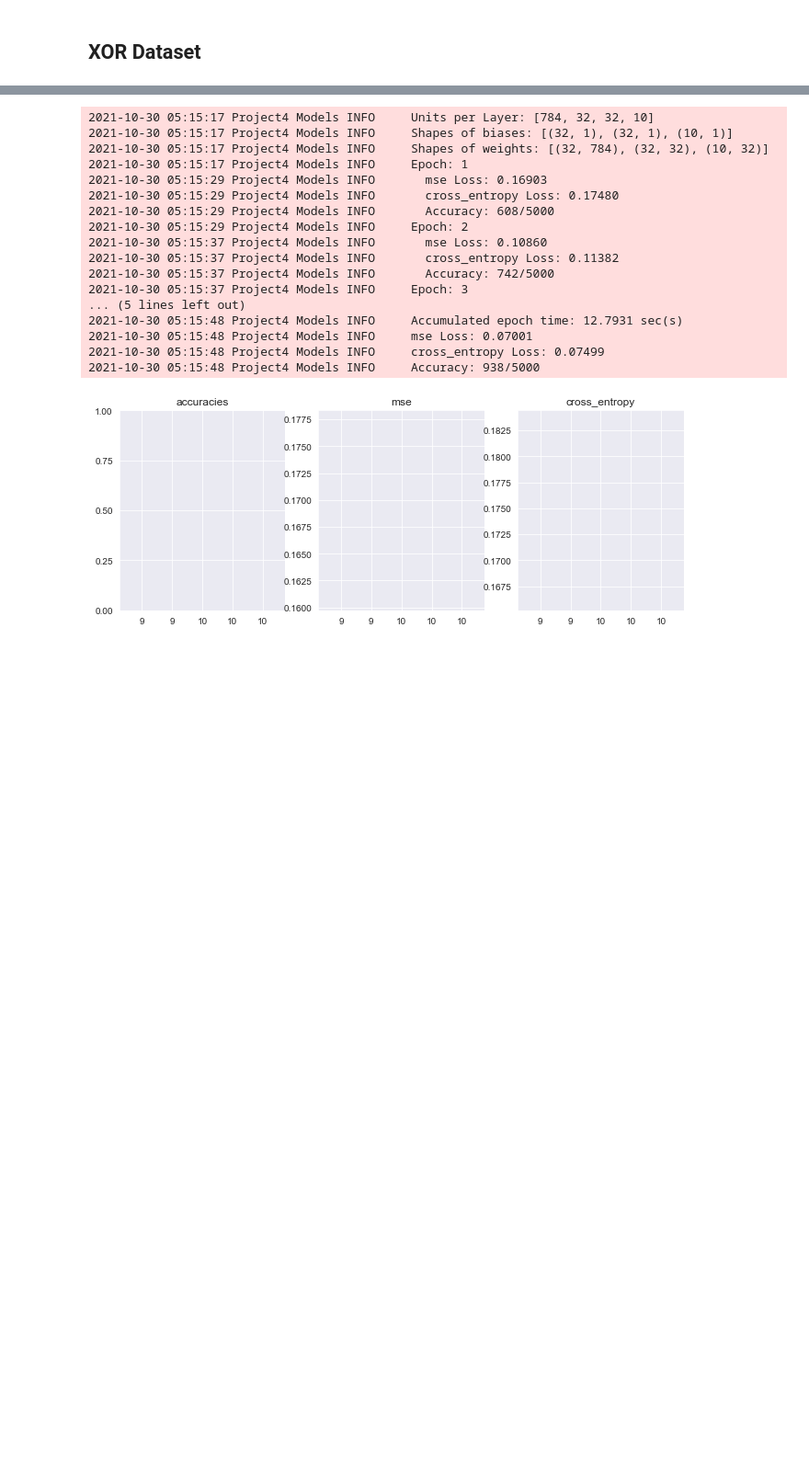
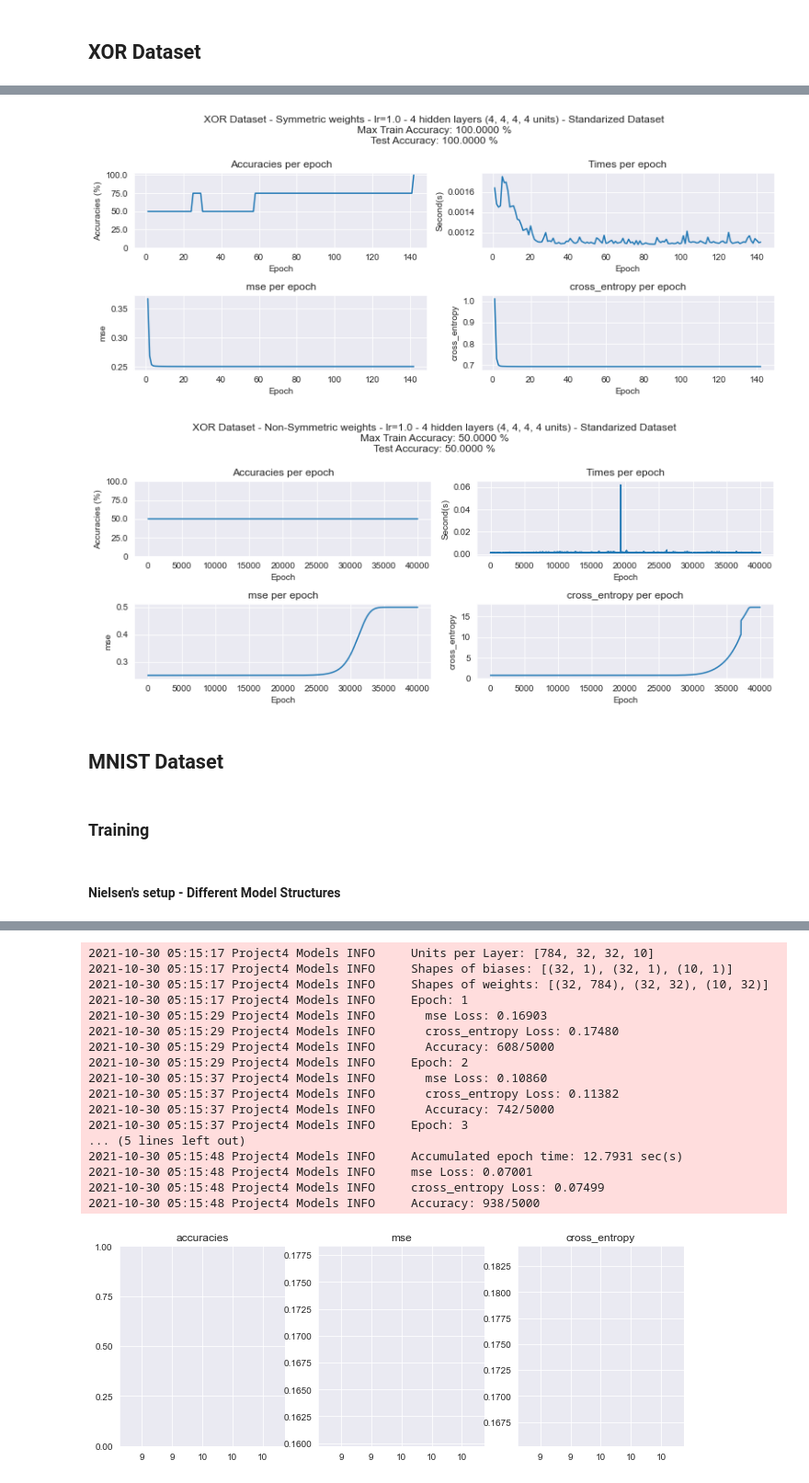
Before and after one commit to drkostas/Machine-Learning-Algorithms, a Jupyter notebook: Project4.ipynb, the cells around one changed output, grey strips where cells are left out. Shown at 92% size. Drawn from its saved outputs; the diff is of its cells as text; code cells hidden in the pictures; blank space fills up the shorter version.

```diff
--- a/Project4.ipynb
+++ b/Project4.ipynb
@@ -227,0 +431,18 @@ train_and_plot(xor_data_stand.copy(), xor_y_one_hot.copy(), hidden_layers, activ
+# %%
+# Plot different the configurations
+name = "4_4_4_4__sigmoid_softmax__standarized__lr_1.0_symmetric"
+title = "XOR Dataset - Symmetric weights - lr=1.0 - 4 hidden layers (4, 4, 4, 4 units) - Standarized Dataset"
+test_and_plot(title, xor_data_stand, xor_y_one_hot, xor_models[name], xor_accuracies[name],
+              xor_losses[name], xor_times[name], subsample)
+
+name = "4_4_4_4__sigmoid_softmax__standarized__lr_1.0_non_symmetric"
+title = "XOR Dataset - Non-Symmetric weights - lr=1.0 - 4 hidden layers (4, 4, 4, 4 units) - Standarized Dataset"
+test_and_plot(title, xor_data_stand, xor_y_one_hot, xor_models[name], xor_accuracies[name],
+              xor_losses[name], xor_times[name], subsample)
+# %% [output]
+[figure, added]
+[figure, added]
+# %% [markdown]
+## MNIST Dataset
+# %% [markdown]
+### Training
@@ -227,0 +467,2 @@ train_and_plot(xor_data_stand.copy(), xor_y_one_hot.copy(), hidden_layers, activ
+# %% [markdown]
+#### Nielsen's setup - Different Model Structures
```
Also changed, not shown: parts of 47 cells of this notebook, 5 other files.
